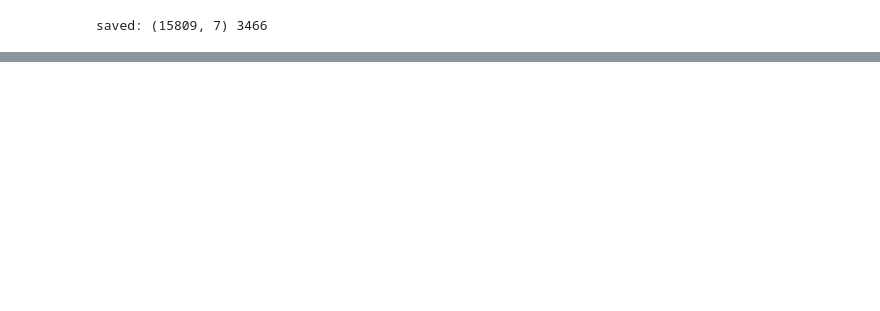
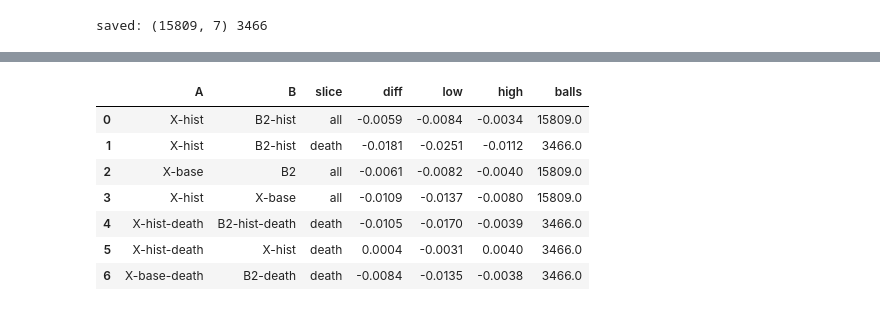
Before and after one commit to arjunnamburi/ml_death_overs_ipl, a Jupyter notebook: notebooks/models.ipynb, the cells around one changed output, grey strips where cells are left out. Cells and saved outputs as stored; diff of their text form; code cells hidden in the pictures; blank space fills up the shorter version.

```diff
--- a/notebooks/models.ipynb
+++ b/notebooks/models.ipynb
@@ -1240,0 +1268,13 @@ display(pd.DataFrame(rows).round(4))
+# %%
+t0 = time.time()
+m1, n1, s1 = fit_xgb_es(FEAT_HIST, IT, IV, max_depth=6, min_child_weight=1)
+print(f'stopped at {n1} trees | 2024 log-loss {s1:.4f} | {time.time() - t0:.0f} s')
+
+P_iv = m1.predict_proba(d.loc[IV, FEAT_HIST])
+print('1. classes:', m1.classes_.tolist())                                   # expect [0..6]
+print('2. rows sum to 1:', np.allclose(P_iv.sum(axis=1), 1), '| smallest p:', P_iv.min())
+print('3. 2024 log-loss recomputed:', round(log_loss(d.loc[IV, 'y'], P_iv, labels=range(7)), 4))
+curve = m1.evals_result()['validation_0']['mlogloss']
+print('4. 2024 curve at 100 / best / last:', [round(curve[i], 4) for i in (min(99, len(curve) - 1), n1 - 1, len(curve) - 1)])
+P_it = m1.predict_proba(d.loc[IT, FEAT_HIST])
+print('5. train vs 2024 log-loss:', round(log_loss(d.loc[IT, 'y'], P_it, labels=range(7)), 4), round(s1, 4))
@@ -1240,0 +1389,22 @@ display(pd.DataFrame(rows).round(4))
+# %%
+pairs = [('X-hist', 'B2-hist', 'all'),             # main question: trees vs LR, same features
+         ('X-hist', 'B2-hist', 'death'),
+         ('X-base', 'B2', 'all'),                  # trees vs LR without history
+         ('X-hist', 'X-base', 'all'),              # what history adds for trees
+         ('X-hist-death', 'B2-hist-death', 'death'),
+         ('X-hist-death', 'X-hist', 'death'),      # picks the XGBoost death model
+         ('X-base-death', 'B2-death', 'death')]
+rows = []
+for a, b, sl in pairs:
+    c = compare(a, b, 'val') if sl == 'all' else compare(a, b, 'val', 'death')
+    rows.append({'A': a, 'B': b, 'slice': sl, **c.round(4).to_dict()})
+display(pd.DataFrame(rows))
+# %% [output]
+|  | A | B | slice | diff | low | high | balls |
+| 0 | X-hist | B2-hist | all | -0.0059 | -0.0084 | -0.0034 | 15809.0 |
+| 1 | X-hist | B2-hist | death | -0.0181 | -0.0251 | -0.0112 | 3466.0 |
+| 2 | X-base | B2 | all | -0.0061 | -0.0082 | -0.0040 | 15809.0 |
+| 3 | X-hist | X-base | all | -0.0109 | -0.0137 | -0.0080 | 15809.0 |
+| 4 | X-hist-death | B2-hist-death | death | -0.0105 | -0.0170 | -0.0039 | 3466.0 |
+| 5 | X-hist-death | X-hist | death | 0.0004 | -0.0031 | 0.0040 | 3466.0 |
+| 6 | X-base-death | B2-death | death | -0.0084 | -0.0135 | -0.0038 | 3466.0 |
```
Also changed, not shown: parts of 25 cells of this notebook.
